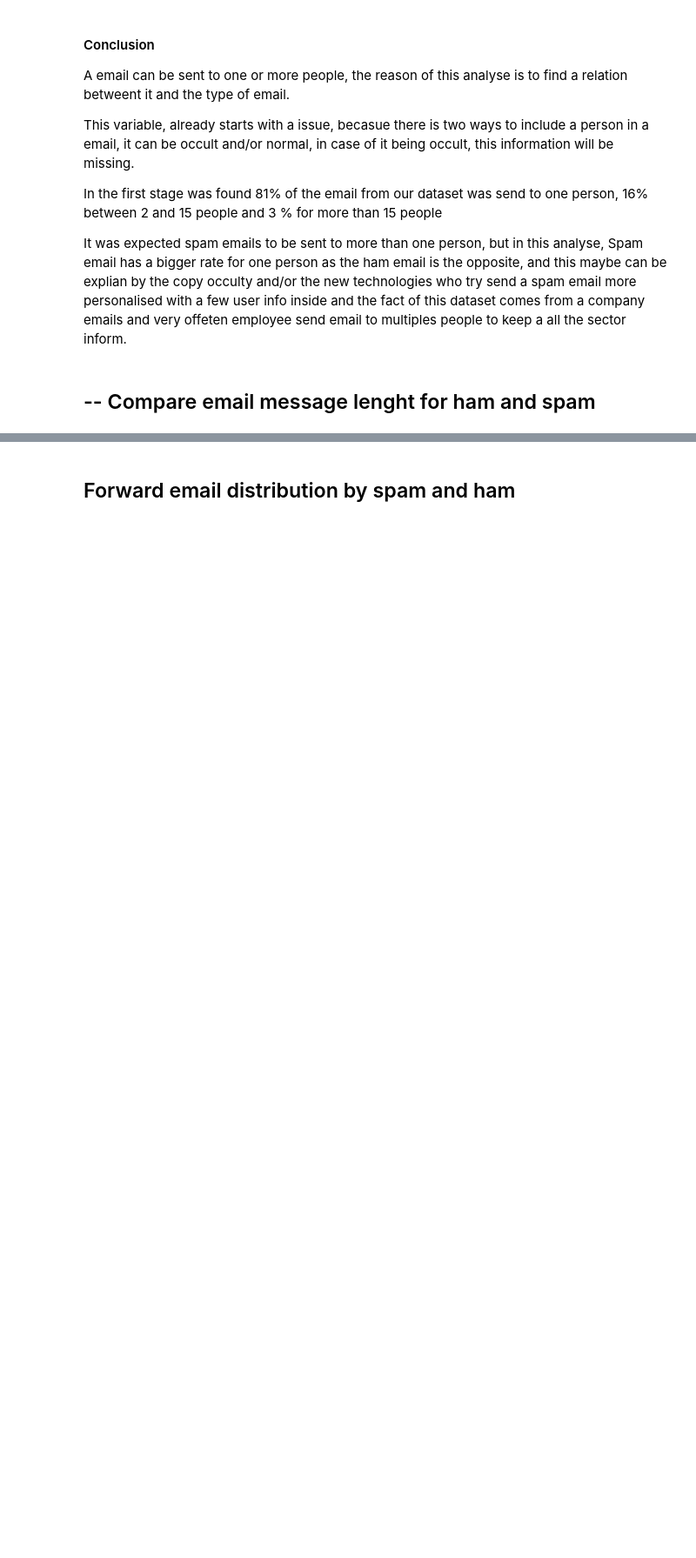
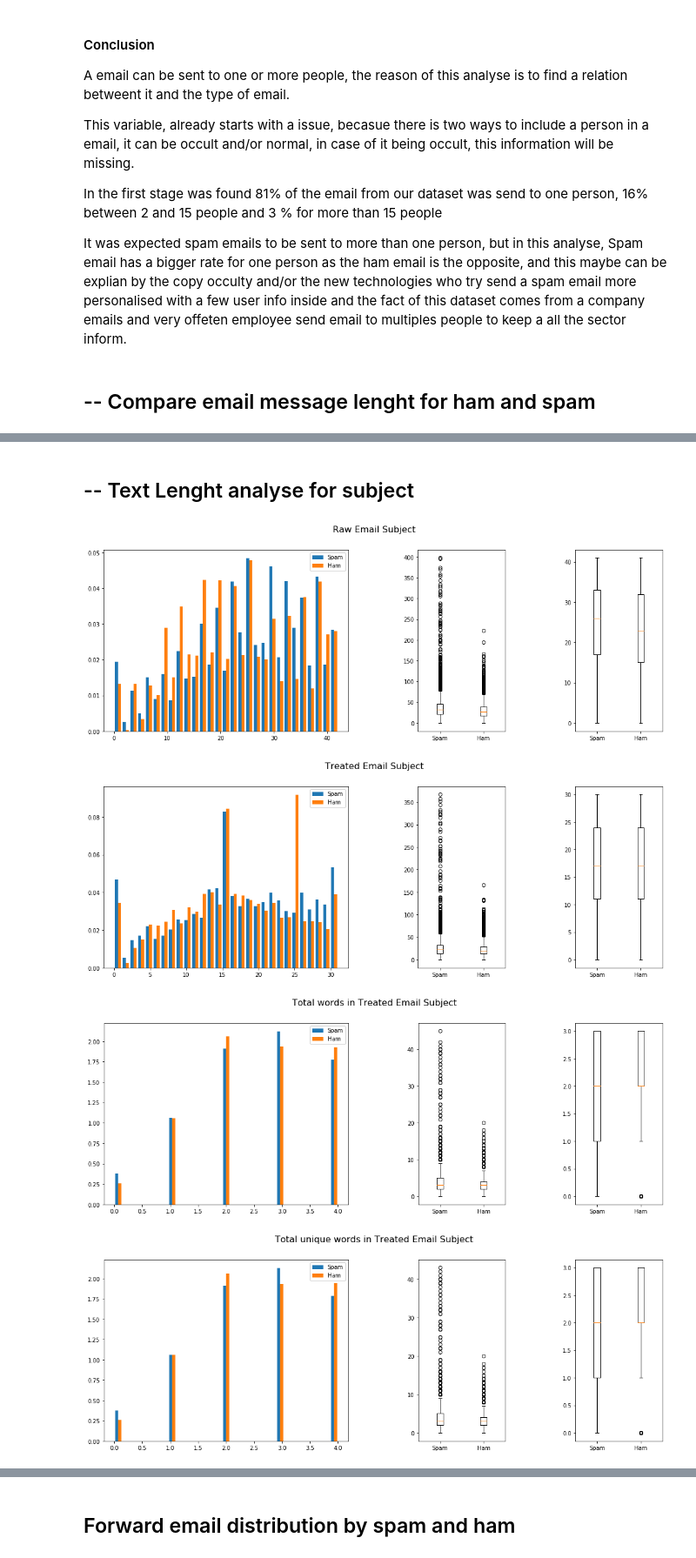
Before and after one commit to cordeiroph/SpamEmailClassifier, a Jupyter notebook: SpamEmailClassifier2.ipynb, the cells around one changed output, grey strips where cells are left out. Shown at 87% size. Saved outputs shown, nothing was run; the diff lists cells and outputs as text; code cells hidden in the pictures; blank space fills up the shorter version.

```diff
--- a/SpamEmailClassifier2.ipynb
+++ b/SpamEmailClassifier2.ipynb
@@ -1121,0 +1022,2 @@ plot20MostWord(subCountHam)
+# %% [markdown]
+## -- Text Lenght analyse for subject
@@ -1121,0 +1049,13 @@ plot20MostWord(subCountHam)
+# %%
+createPlotLenghtDist('subLen', dfMaster, "Raw Email Subject")
+
+createPlotLenghtDist('treatedSubLen', dfMaster, "Treated Email Subject")
+
+createPlotLenghtDist('totalTreatedSubWords', dfMaster, "Total words in Treated Email Subject")
+
+createPlotLenghtDist('uniqueSubWordsLen', dfMaster, "Total unique words in Treated Email Subject")
+# %% [output]
+[figure, added]
+[figure, added]
+[figure, added]
+[figure, added]
```
Also changed, not shown: parts of 86 cells of this notebook.
